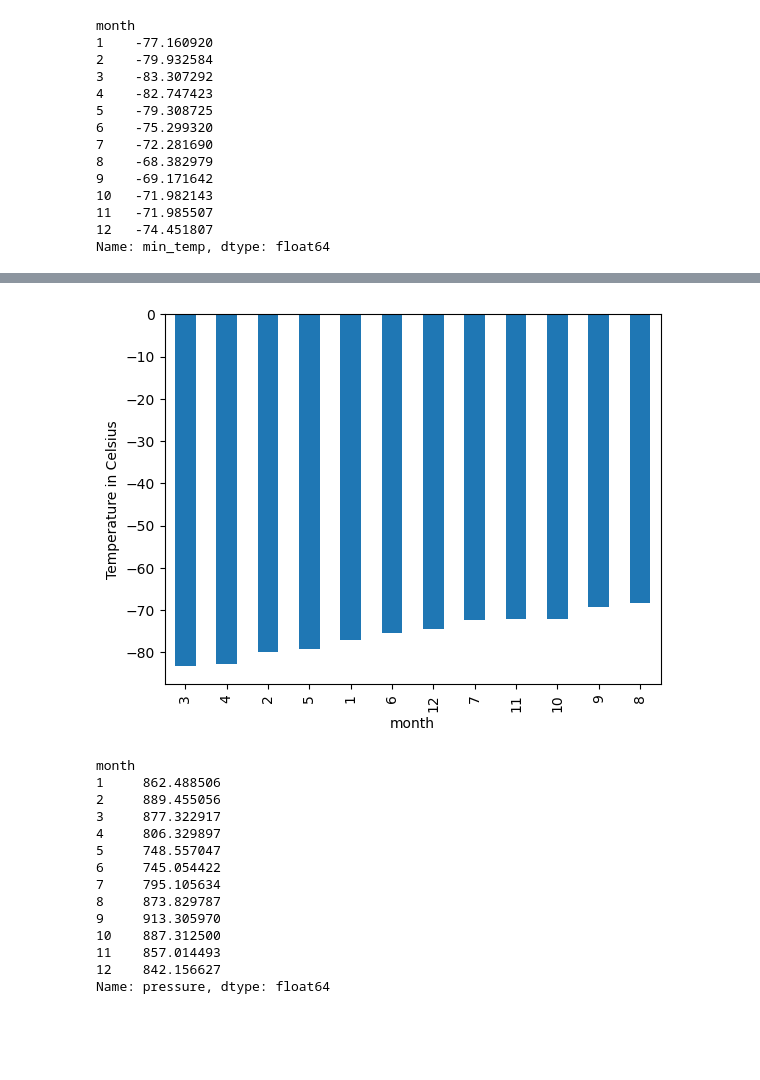
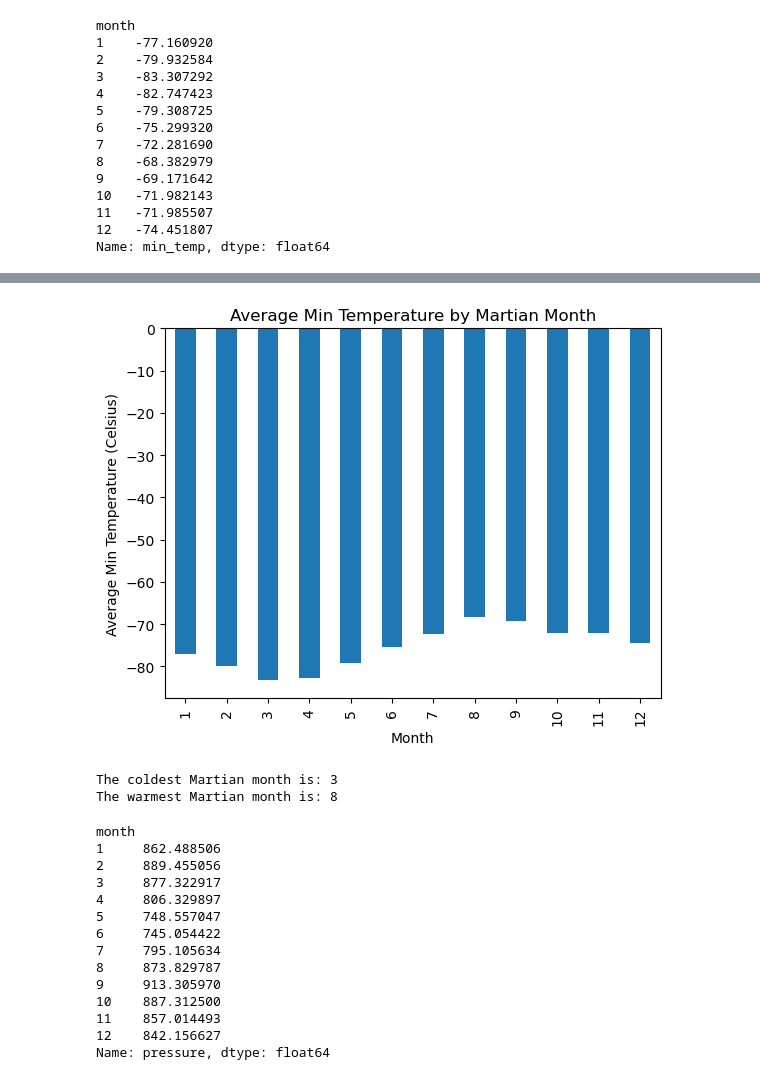
Before and after one commit to diyapat22/web-scraping-challenge, a Jupyter notebook: Mission to Mars/part_2_mars_weather.ipynb, the cells around one changed output, grey strips where cells are left out. Drawn from its saved outputs; the diff is of its cells as text; code cells hidden in the pictures; blank space fills up the shorter version.

```diff
--- a/Mission to Mars/part_2_mars_weather.ipynb
+++ b/Mission to Mars/part_2_mars_weather.ipynb
@@ -106,2 +105,11 @@ dtype: object
+# %%
+# Change data types for data analysis
+# Change data types for data analysis
+df['terrestrial_date'] = pd.to_datetime(df['terrestrial_date'])  # Convert to datetime
+df['sol'] = df['sol'].astype(int)  # Convert to integer
+df['ls'] = df['ls'].astype(int)    # Convert to integer
+df['month'] = df['month'].astype(int)  # Convert to integer
+df['min_temp'] = df['min_temp'].astype(float)  # Convert to float
+df['pressure'] = df['pressure'].astype(float)  # Convert to float
 # %%
 # Confirm type changes were successful by examining data types again
@@ -153,5 +167,7 @@ Name: month, dtype: int64
 # %%
 # 3. What is the average low temperature by month?
+avg_temp_by_month = df.groupby('month')['min_temp'].mean()
+print(avg_temp_by_month)
 # %% [output]
 month
 1    -77.160920
@@ -174,6 +186,20 @@ Name: min_temp, dtype: float64
+# %%
+# Plot the average temperature by month
+avg_temp_by_month.plot(kind='bar')
+plt.title('Average Min Temperature by Martian Month')
+plt.xlabel('Month')
+plt.ylabel('Average Min Temperature (Celsius)')
+plt.show()
+# %% [output]
+[figure, added]
 # %%
 # Identify the coldest and hottest months in Curiosity's location
+coldest_month = avg_temp_by_month.idxmin()
+warmest_month = avg_temp_by_month.idxmax()
+print(f"The coldest Martian month is: {coldest_month}")
+print(f"The warmest Martian month is: {warmest_month}")
 # %% [output]
-[figure, removed]
+The coldest Martian month is: 3
+The warmest Martian month is: 8
 # %%
 # 4. Average pressure by Martian month
```
Also changed, not shown: parts of 13 cells of this notebook, 1 other file.
